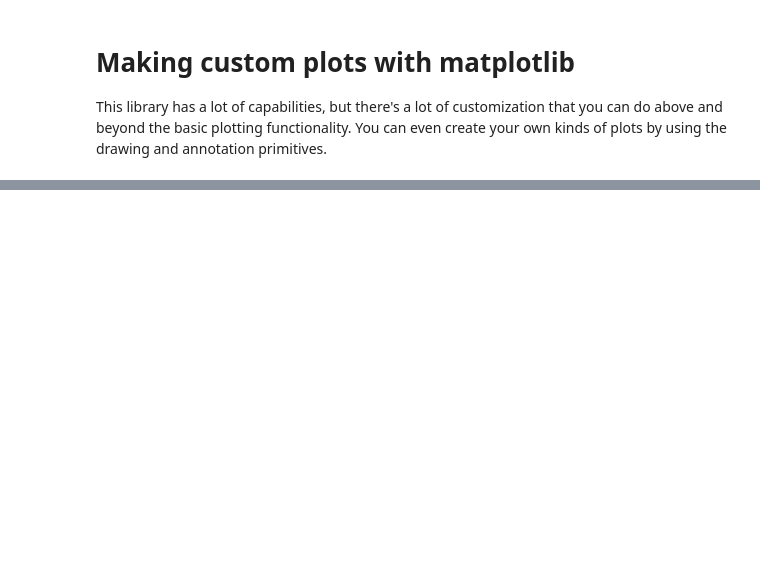
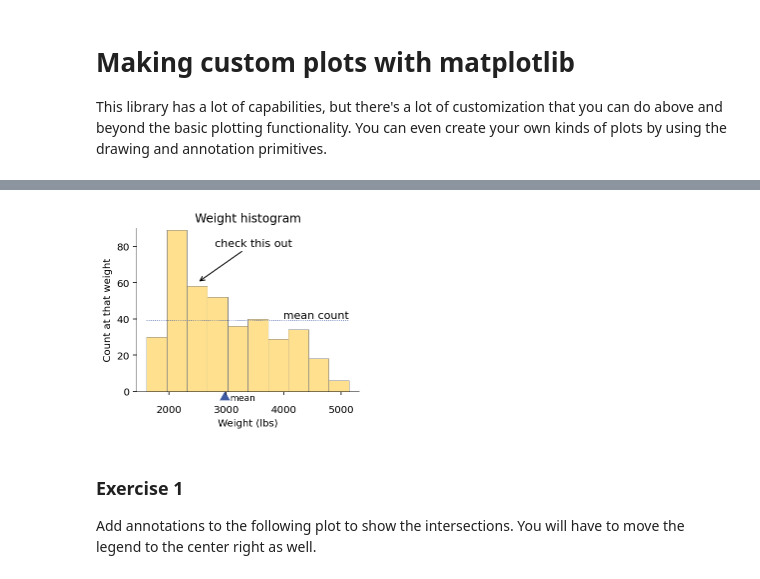
Before and after one commit to parrt/msds593, a Jupyter notebook: notebooks/matplotlib-customize.ipynb, the cells around one changed output, grey strips where cells are left out. Cells and saved outputs as stored; diff of their text form; code cells hidden in the pictures; blank space fills up the shorter version.

```diff
--- a/notebooks/matplotlib-customize.ipynb
+++ b/notebooks/matplotlib-customize.ipynb
@@ -24,0 +33,3 @@ NameError: name 'mu' is not defined
+# %%
+df_cars = pd.read_csv("data/cars.csv")
+df_cars.head()
@@ -24,0 +43,52 @@ NameError: name 'mu' is not defined
+# %%
+fig, ax = plt.subplots(figsize=(4,3))
+wgt = df_cars['WGT']
+n, bins, hpatches = ax.hist(wgt, color='#FEE08F')  # save the results of hist
+ax.set_xlabel("Weight (lbs)")
+ax.set_ylabel("Count at that weight")
+ax.set_title("Weight histogram")
+
+# iterate through the rectangles associated with each bar
+for rect in hpatches:
+    rect.set_linewidth(.5)
+    rect.set_edgecolor('grey')
+
+ax.spines['top'].set_visible(False)
+ax.spines['right'].set_visible(False)
+ax.spines['left'].set_linewidth(.5)
+ax.spines['bottom'].set_linewidth(.5)
+
+# --------------------------------------------------------------------------------
+# New stuff a horizontal line, and annotated arrow, and a wedge beneath the X axis.
+# --------------------------------------------------------------------------------
+
+mx = wgt.mean()
+my = np.mean(n)
+
+# Add an arrow with text pointing to something
+ax.annotate('check this out', xy=(2500, 60), xytext=(2800, 80),
+            arrowprops=dict(color='black',arrowstyle='->'), fontsize=11)
+ax.text(max(wgt), my+1, "mean count",
+        horizontalalignment='right', fontsize=11)
+
+# Draw a horizontal dashed line at the mean
+ax.plot([min(wgt),max(wgt)], [my,my], ':', c='#415BA3', lw=.8)
+
+# Draw a wedge underneath the axis
+tria = [(mx,0),(mx+90,-5),(mx-90,-5)]
+tria = np.array(tria)
+wedge = patches.Polygon(tria, closed=True, facecolor='#415BA3')
+wedge.set_clip_on(False) # absolutely critical to drawing outside the graph area
+ax.add_patch(wedge)
+ax.tick_params(axis='x', which='major', pad=10) # make room for the wedge
+ax.text(mx+90,-5,"mean",fontsize=9)
+
+ax.set_ylim(0,90)
+
+plt.show()
+# %% [output]
+[figure, added]
+# %% [markdown]
+### Exercise 1
+
+Add annotations to the following plot to show the intersections. You will have to move the legend to the center right as well.
```
Also changed, not shown: parts of 23 cells of this notebook, 5 other files.
